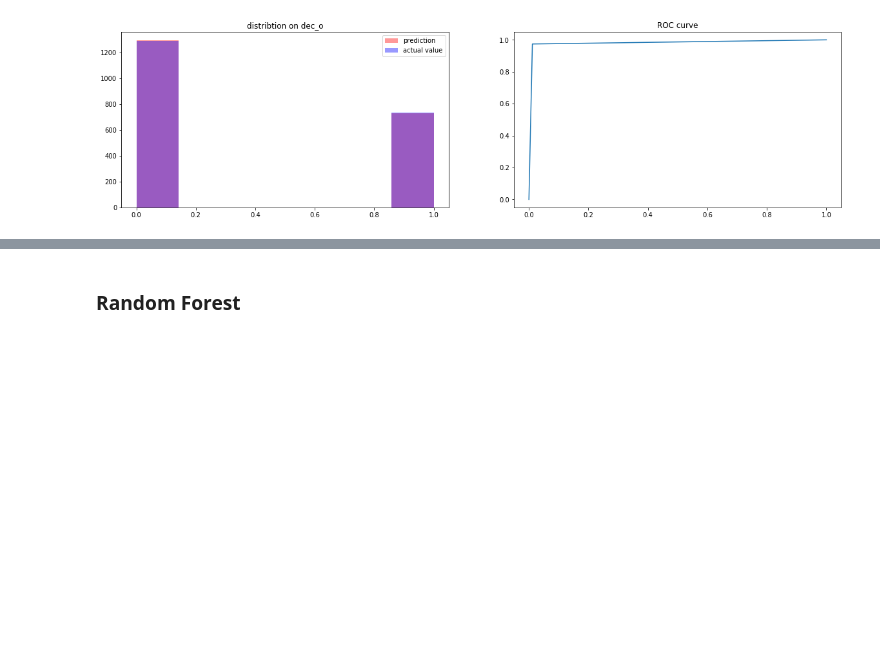
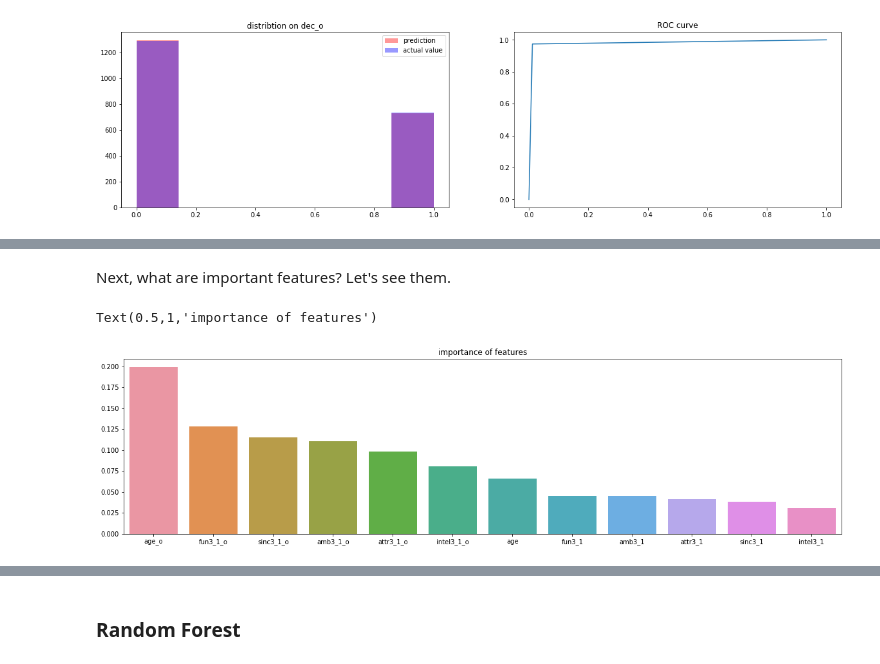
Before and after one commit to imsaulpark/Speed-dating-in-kaggle, a Jupyter notebook: Prediction/Prediction on 'decision_o'.ipynb, the cells around one changed output, grey strips where cells are left out. Saved outputs shown, nothing was run; the diff lists cells and outputs as text; code cells hidden in the pictures; blank space fills up the shorter version.

Commit message:
add feature visualization and input test.

```diff
--- a/Prediction/Prediction on 'decision_o'.ipynb
+++ b/Prediction/Prediction on 'decision_o'.ipynb
@@ -169,3 +169,19 @@ graph = pydot.graph_from_dot_data( dot_data.getvalue() )
 Image(graph.create_png())
 # %% [output]
 [figure]
+# %% [markdown]
+Next, what are important features?
+Let's see them.
+# %%
+ft_importance = clf.feature_importances_
+df_ft = pd.DataFrame(index = X, data = ft_importance, columns=['importance'])
+df_ft.sort_values(by = ['importance'], inplace = True, ascending=False)
+df_ft = df_ft.T
+
+plt.figure(figsize=(20,5))
+
+fig = sns.barplot(data = df_ft)
+fig.set_title("importance of features")
+# %% [output]
+Text(0.5,1,'importance of features')
+[figure, added]
```
Also changed, not shown: parts of 6 cells of this notebook.
